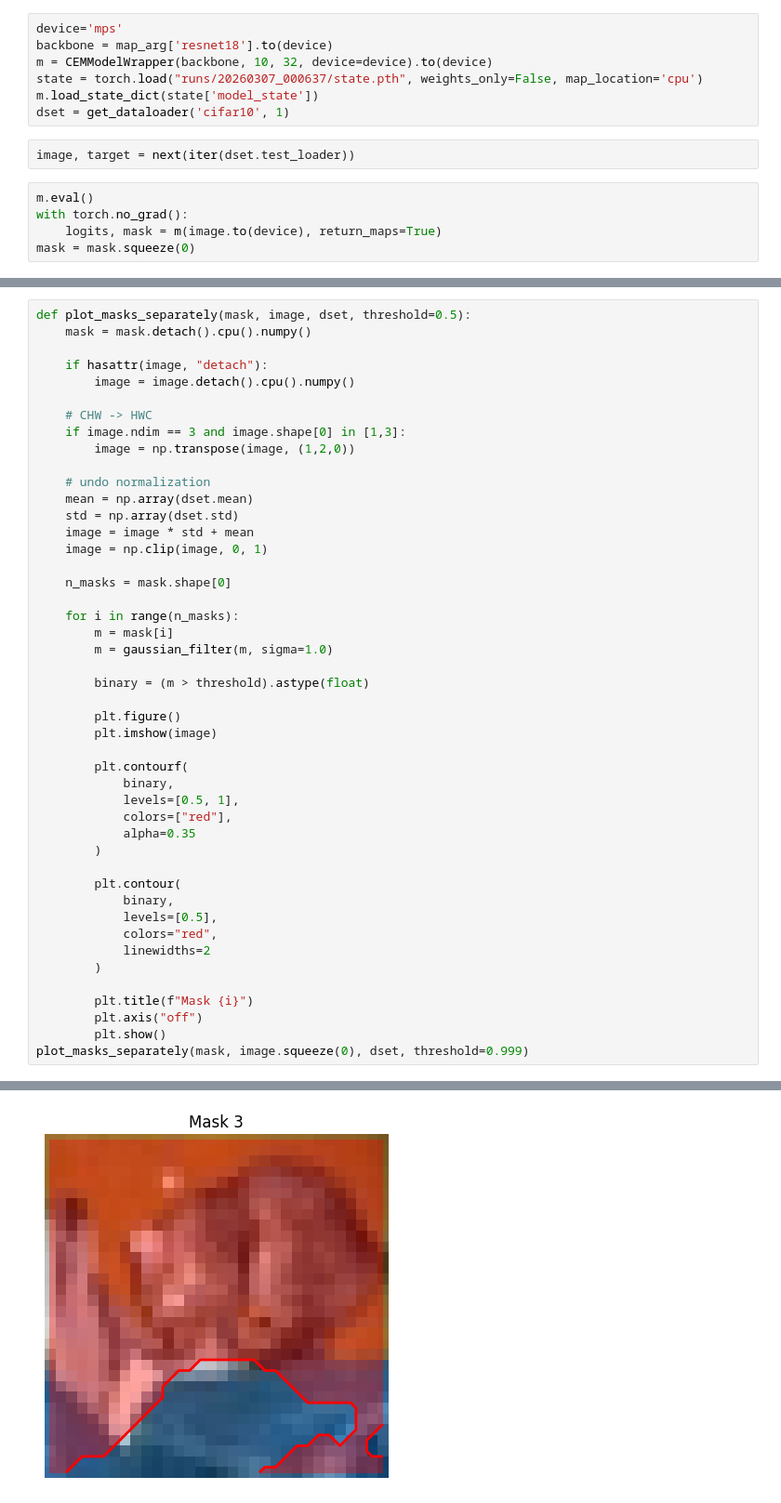
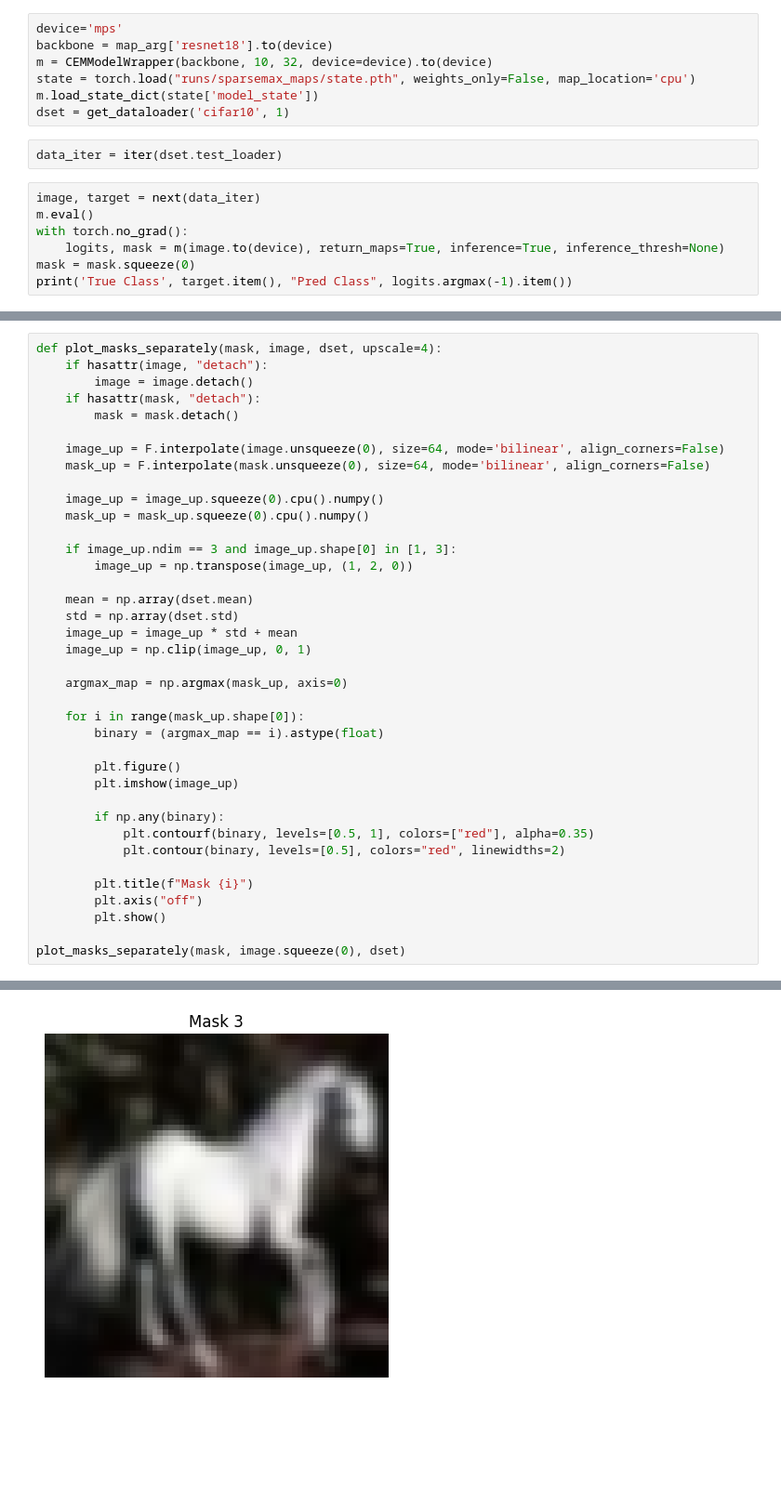
Before and after one commit to Evan-Kaiden/CEM-Net, a Jupyter notebook: mask_visualization.ipynb, the cells around one changed output, grey strips where cells are left out. Shown at 93% size. Drawn from its saved outputs; the diff is of its cells as text; blank space fills up the shorter version.

Commit message:
more aligned to actual visualization

```diff
--- a/mask_visualization.ipynb
+++ b/mask_visualization.ipynb
@@ -20,13 +20,15 @@ from scipy.ndimage import gaussian_filter
 device='mps'
 backbone = map_arg['resnet18'].to(device)
 m = CEMModelWrapper(backbone, 10, 32, device=device).to(device)
-state = torch.load("runs/20260307_000637/state.pth", weights_only=False, map_location='cpu')
+state = torch.load("runs/sparsemax_maps/state.pth", weights_only=False, map_location='cpu')
 m.load_state_dict(state['model_state'])
 dset = get_dataloader('cifar10', 1)
 # %%
-image, target = next(iter(dset.test_loader))
+data_iter = iter(dset.test_loader)
 # %%
+image, target = next(data_iter)
 m.eval()
 with torch.no_grad():
-    logits, mask = m(image.to(device), return_maps=True)
+    logits, mask = m(image.to(device), return_maps=True, inference=True, inference_thresh=None)
 mask = mask.squeeze(0)
+print('True Class', target.item(), "Pred Class", logits.argmax(-1).item())
@@ -37,47 +37,39 @@ True Class 3 Pred Class 3
 # %%
-def plot_masks_separately(mask, image, dset, threshold=0.5):
-    mask = mask.detach().cpu().numpy()
+def plot_masks_separately(mask, image, dset, upscale=4):
+    if hasattr(image, "detach"):
+        image = image.detach()
+    if hasattr(mask, "detach"):
+        mask = mask.detach()
 
-    if hasattr(image, "detach"):
-        image = image.detach().cpu().numpy()
+    image_up = F.interpolate(image.unsqueeze(0), size=64, mode='bilinear', align_corners=False)
+    mask_up = F.interpolate(mask.unsqueeze(0), size=64, mode='bilinear', align_corners=False)
 
-    # CHW -> HWC
-    if image.ndim == 3 and image.shape[0] in [1,3]:
-        image = np.transpose(image, (1,2,0))
+    image_up = image_up.squeeze(0).cpu().numpy()
+    mask_up = mask_up.squeeze(0).cpu().numpy()
 
-    # undo normalization
+    if image_up.ndim == 3 and image_up.shape[0] in [1, 3]:
+        image_up = np.transpose(image_up, (1, 2, 0))
+
     mean = np.array(dset.mean)
     std = np.array(dset.std)
-    image = image * std + mean
-    image = np.clip(image, 0, 1)
+    image_up = image_up * std + mean
+    image_up = np.clip(image_up, 0, 1)
 
-    n_masks = mask.shape[0]
+    argmax_map = np.argmax(mask_up, axis=0)
 
-    for i in range(n_masks):
-        m = mask[i]
-        m = gaussian_filter(m, sigma=1.0)
-
-        binary = (m > threshold).astype(float)
+    for i in range(mask_up.shape[0]):
+        binary = (argmax_map == i).astype(float)
 
         plt.figure()
-        plt.imshow(image)
+        plt.imshow(image_up)
 
-        plt.contourf(
-            binary,
-            levels=[0.5, 1],
-            colors=["red"],
-            alpha=0.35
-        )
-
-        plt.contour(
-            binary,
-            levels=[0.5],
-            colors="red",
-            linewidths=2
-        )
+        if np.any(binary):
+            plt.contourf(binary, levels=[0.5, 1], colors=["red"], alpha=0.35)
+            plt.contour(binary, levels=[0.5], colors="red", linewidths=2)
 
         plt.title(f"Mask {i}")
         plt.axis("off")
         plt.show()
-plot_masks_separately(mask, image.squeeze(0), dset, threshold=0.999)
+
+plot_masks_separately(mask, image.squeeze(0), dset)
 # %% [output]
@@ -87 +79 @@ plot_masks_separately(mask, image.squeeze(0), dset, threshold=0.999)
-[figure, old version]
+[figure, new version]
```
Also changed, not shown: parts of 5 cells of this notebook.
